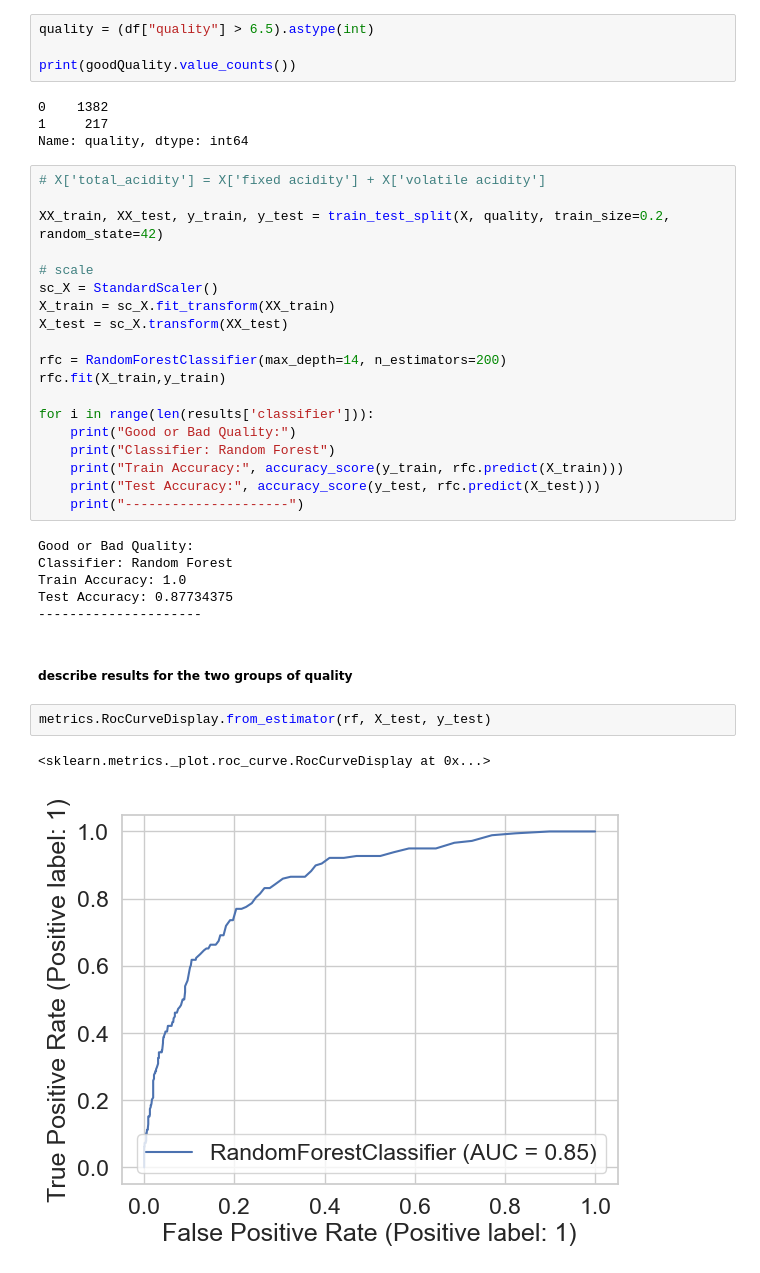
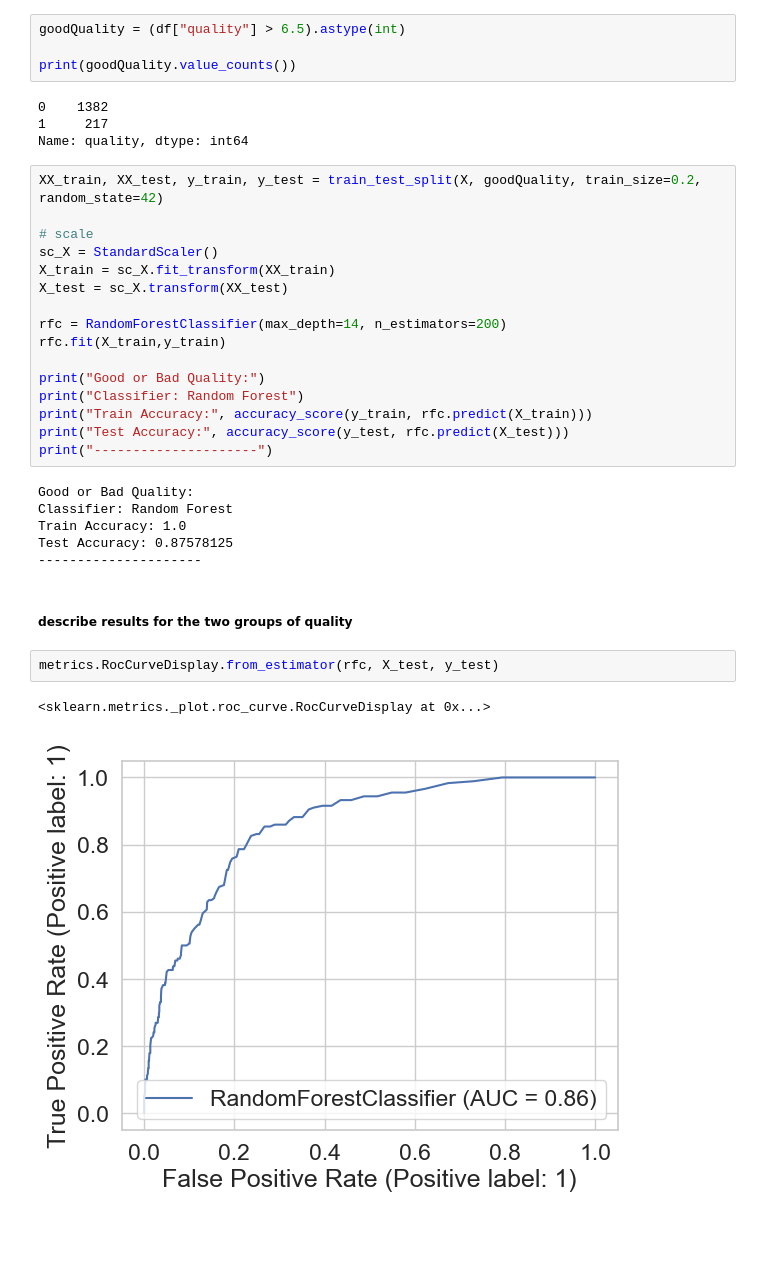
Before and after one commit to markus-senger/ML-Projekt-WineQuality, a Jupyter notebook: machine-learning-project.ipynb, the cells around one changed output. Saved outputs shown, nothing was run; the diff lists cells and outputs as text; blank space fills up the shorter version.

```diff
--- a/machine-learning-project.ipynb
+++ b/machine-learning-project.ipynb
@@ -342,7 +340,7 @@ sns.barplot(x=feature_scores, y = feature_scores.index)
 # %% [markdown]
 ### separate quality into two groups
 # %%
-quality = (df["quality"] > 6.5).astype(int)
+goodQuality = (df["quality"] > 6.5).astype(int)
 
 print(goodQuality.value_counts())
 # %% [output]
@@ -350,9 +348,7 @@ print(goodQuality.value_counts())
 1     217
 Name: quality, dtype: int64
 # %%
-# X['total_acidity'] = X['fixed acidity'] + X['volatile acidity']
-
-XX_train, XX_test, y_train, y_test = train_test_split(X, quality, train_size=0.2, random_state=42)
+XX_train, XX_test, y_train, y_test = train_test_split(X, goodQuality, train_size=0.2, random_state=42)
 
 # scale
 sc_X = StandardScaler()
@@ -362,22 +358,21 @@ X_test = sc_X.transform(XX_test)
 rfc = RandomForestClassifier(max_depth=14, n_estimators=200)
 rfc.fit(X_train,y_train)
 
-for i in range(len(results['classifier'])):
-    print("Good or Bad Quality:")
-    print("Classifier: Random Forest")
-    print("Train Accuracy:", accuracy_score(y_train, rfc.predict(X_train)))
-    print("Test Accuracy:", accuracy_score(y_test, rfc.predict(X_test)))
-    print("---------------------")
+print("Good or Bad Quality:")
+print("Classifier: Random Forest")
+print("Train Accuracy:", accuracy_score(y_train, rfc.predict(X_train)))
+print("Test Accuracy:", accuracy_score(y_test, rfc.predict(X_test)))
+print("---------------------")
 # %% [output]
 Good or Bad Quality:
 Classifier: Random Forest
 Train Accuracy: 1.0
-Test Accuracy: 0.87734375
+Test Accuracy: 0.87578125
 ---------------------
 # %% [markdown]
 ##### describe results for the two groups of quality
 # %%
-metrics.RocCurveDisplay.from_estimator(rf, X_test, y_test)
+metrics.RocCurveDisplay.from_estimator(rfc, X_test, y_test)
 # %% [output]
 <sklearn.metrics._plot.roc_curve.RocCurveDisplay at 0x...>
-[figure, old version]
+[figure, new version]
```
Also changed, not shown: parts of 9 cells of this notebook, 1 other file.
